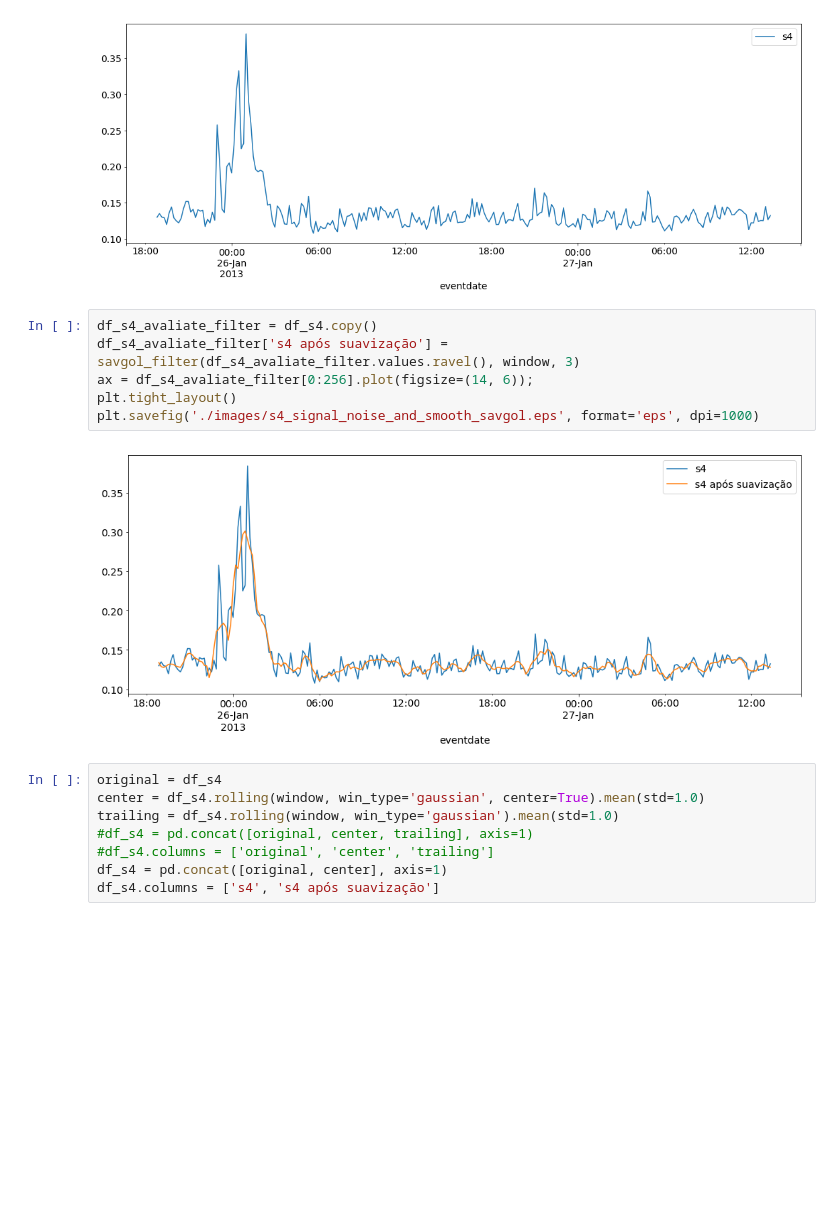
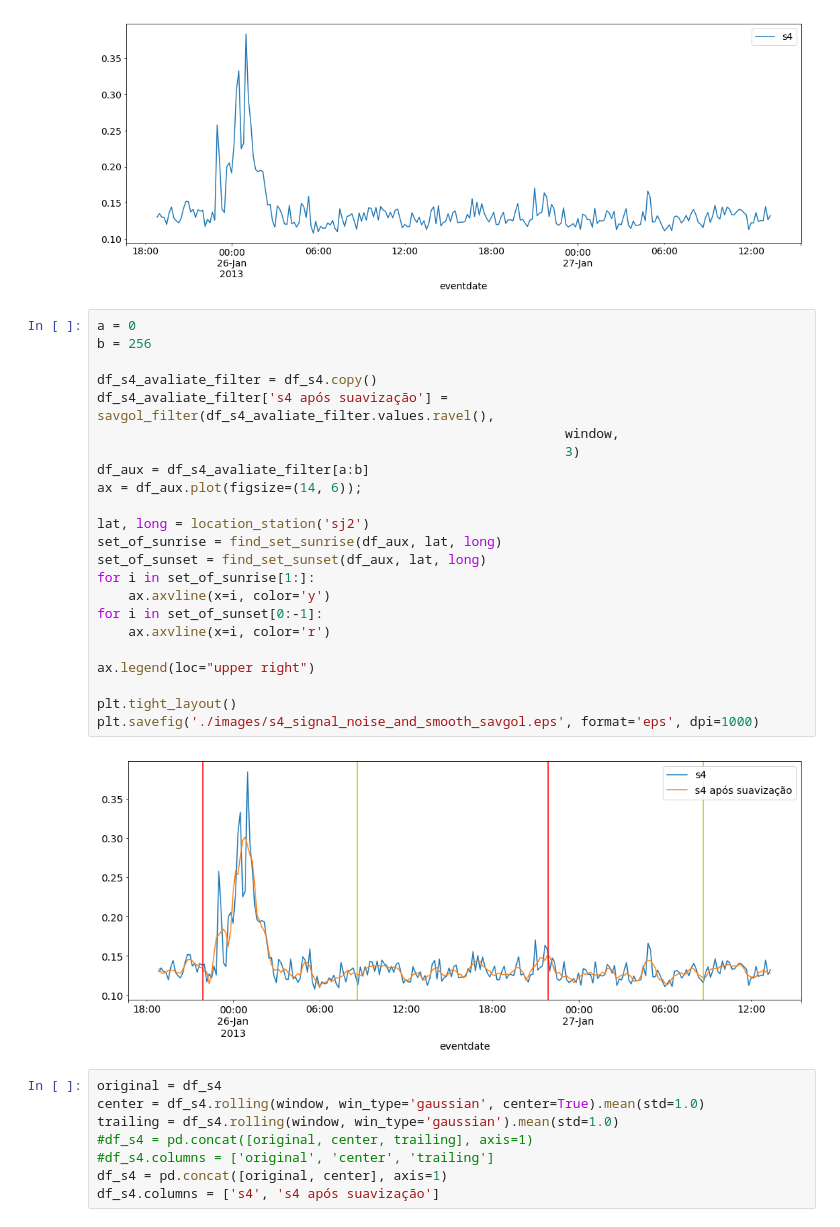
Before and after one commit to retiarus/correlation_vtec_s4, a Jupyter notebook: avaliate_s4_smooth.ipynb, the cells around one changed output. Cells and saved outputs as stored; diff of their text form; blank space fills up the shorter version.

Commit message:
add sunrise and sunset vertical line to the plots

```diff
--- a/avaliate_s4_smooth.ipynb
+++ b/avaliate_s4_smooth.ipynb
@@ -90,13 +91,30 @@ df_s4[0:256].plot(figsize=(18, 6));
 # %% [output]
 [figure]
 # %%
+a = 0
+b = 256
+
 df_s4_avaliate_filter = df_s4.copy()
-df_s4_avaliate_filter['s4 após suavização'] = savgol_filter(df_s4_avaliate_filter.values.ravel(), window, 3)
-ax = df_s4_avaliate_filter[0:256].plot(figsize=(14, 6));
+df_s4_avaliate_filter['s4 após suavização'] = savgol_filter(df_s4_avaliate_filter.values.ravel(),
+                                                            window,
+                                                            3)
+df_aux = df_s4_avaliate_filter[a:b]
+ax = df_aux.plot(figsize=(14, 6));
+
+lat, long = location_station('sj2')
+set_of_sunrise = find_set_sunrise(df_aux, lat, long)
+set_of_sunset = find_set_sunset(df_aux, lat, long)
+for i in set_of_sunrise[1:]:
+    ax.axvline(x=i, color='y')
+for i in set_of_sunset[0:-1]:
+    ax.axvline(x=i, color='r')
+
+ax.legend(loc="upper right")
+
 plt.tight_layout()
 plt.savefig('./images/s4_signal_noise_and_smooth_savgol.eps', format='eps', dpi=1000)
 # %% [output]
-[figure, old version]
+[figure, new version]
 # %%
 original = df_s4
 center = df_s4.rolling(window, win_type='gaussian', center=True).mean(std=1.0)
```
Also changed, not shown: parts of 2 cells of this notebook.
